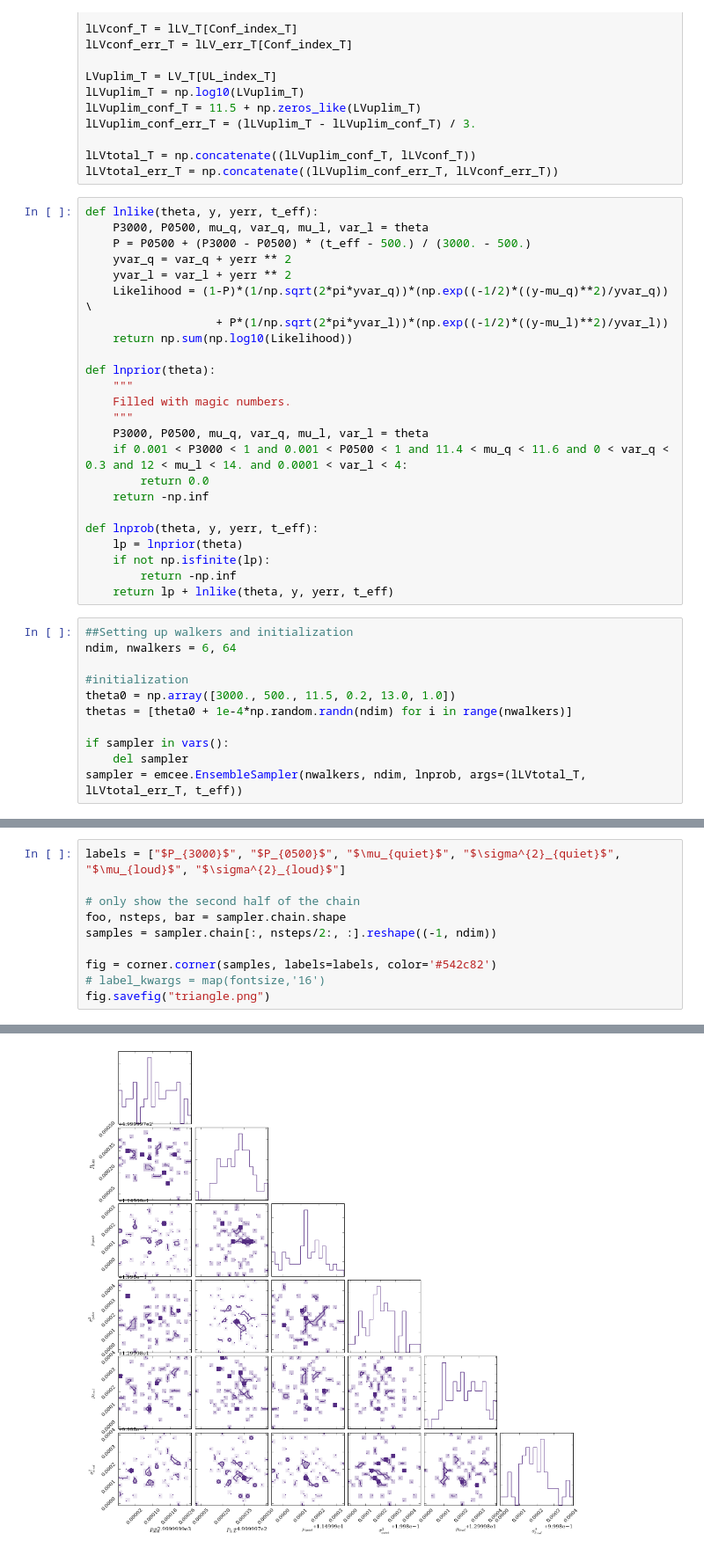
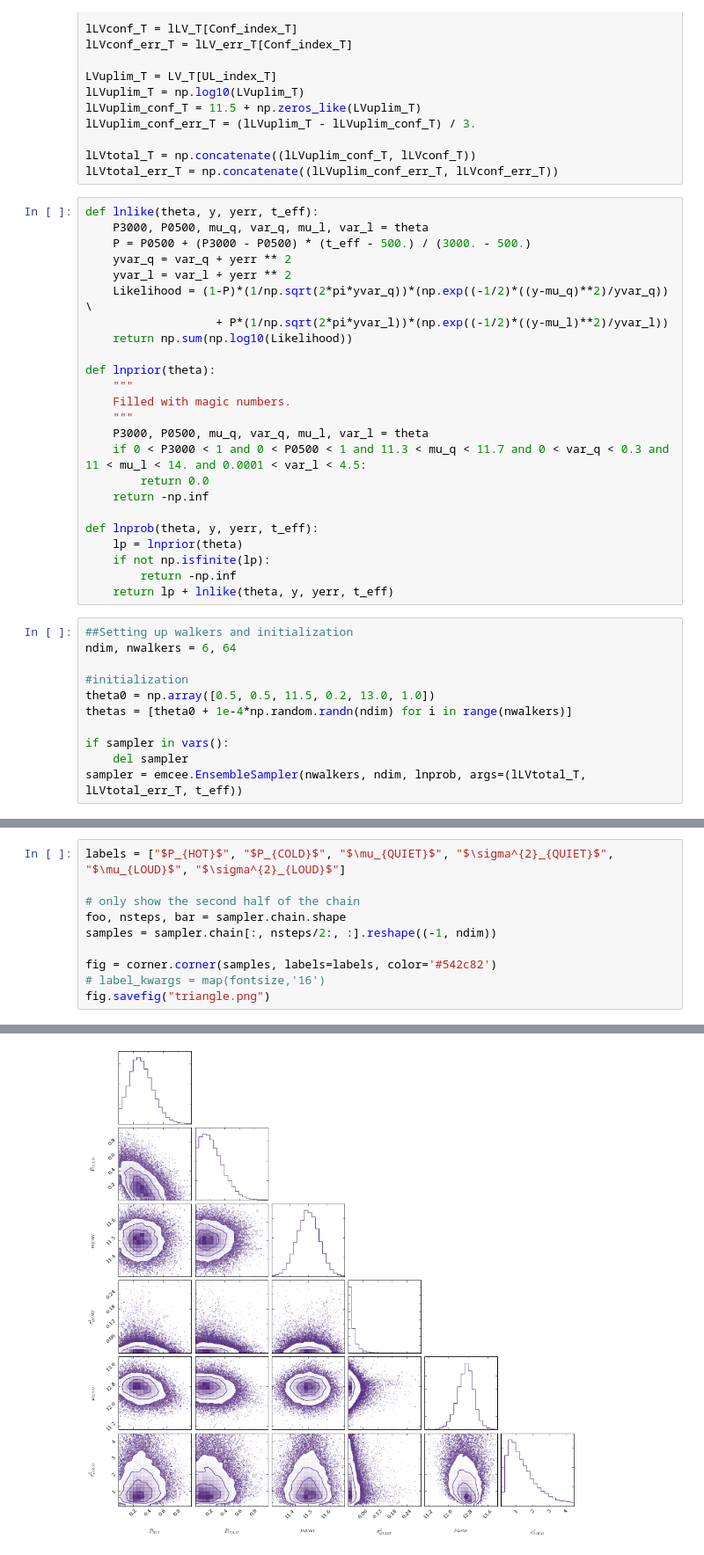
Before and after one commit to elliesch/python_codes, a Jupyter notebook: MixtureModel.ipynb, the cells around one changed output, grey strips where cells are left out. Shown at 88% size. Cells and saved outputs as stored; diff of their text form.

```diff
--- a/MixtureModel.ipynb
+++ b/MixtureModel.ipynb
@@ -312,7 +312,7 @@ def lnprior(theta):
     Filled with magic numbers.
     """
     P3000, P0500, mu_q, var_q, mu_l, var_l = theta
-    if 0.001 < P3000 < 1 and 0.001 < P0500 < 1 and 11.4 < mu_q < 11.6 and 0 < var_q < 0.3 and 12 < mu_l < 14. and 0.0001 < var_l < 4:
+    if 0 < P3000 < 1 and 0 < P0500 < 1 and 11.3 < mu_q < 11.7 and 0 < var_q < 0.3 and 11 < mu_l < 14. and 0.0001 < var_l < 4.5:
         return 0.0
     return -np.inf
 
@@ -326,7 +326,7 @@ def lnprob(theta, y, yerr, t_eff):
 ndim, nwalkers = 6, 64
 
 #initialization
-theta0 = np.array([3000., 500., 11.5, 0.2, 13.0, 1.0])
+theta0 = np.array([0.5, 0.5, 11.5, 0.2, 13.0, 1.0])
 thetas = [theta0 + 1e-4*np.random.randn(ndim) for i in range(nwalkers)]
 
 if sampler in vars():
@@ -359,5 +337,5 @@ TypeError: 'EnsembleSampler' object does not support indexing
 # %%
-labels = ["$P_{3000}$", "$P_{0500}$", "$\mu_{quiet}$", "$\sigma^{2}_{quiet}$", "$\mu_{loud}$", "$\sigma^{2}_{loud}$"]
+labels = ["$P_{HOT}$", "$P_{COLD}$", "$\mu_{QUIET}$", "$\sigma^{2}_{QUIET}$", "$\mu_{LOUD}$", "$\sigma^{2}_{LOUD}$"]
 
 # only show the second half of the chain
 foo, nsteps, bar = sampler.chain.shape
@@ -385 +348 @@ WARNING:root:Too few points to create valid contours
-[figure, old version]
+[figure, new version]
```
Also changed, not shown: parts of 6 cells of this notebook.
